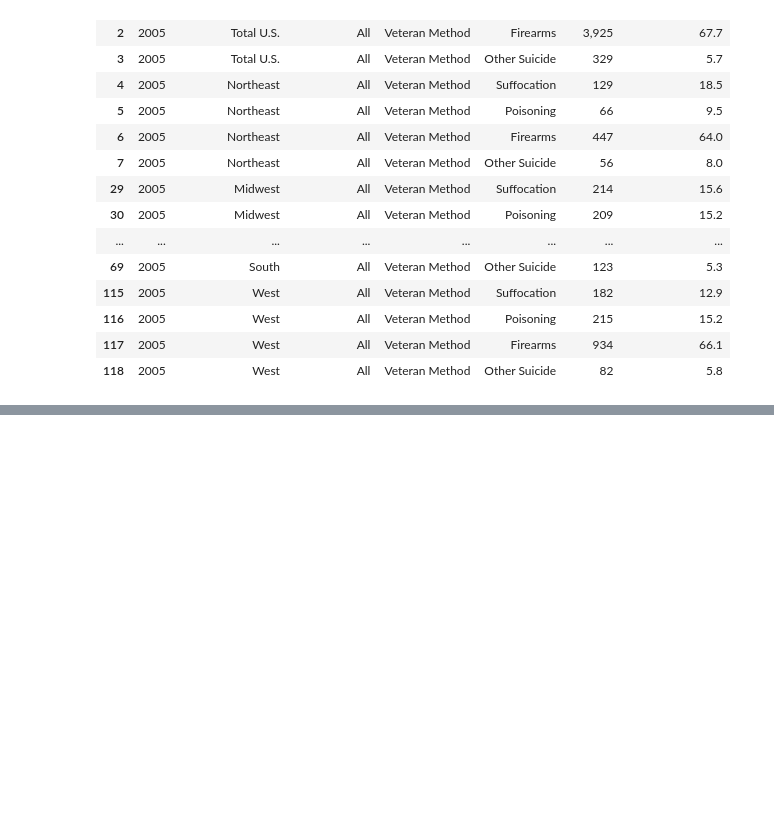
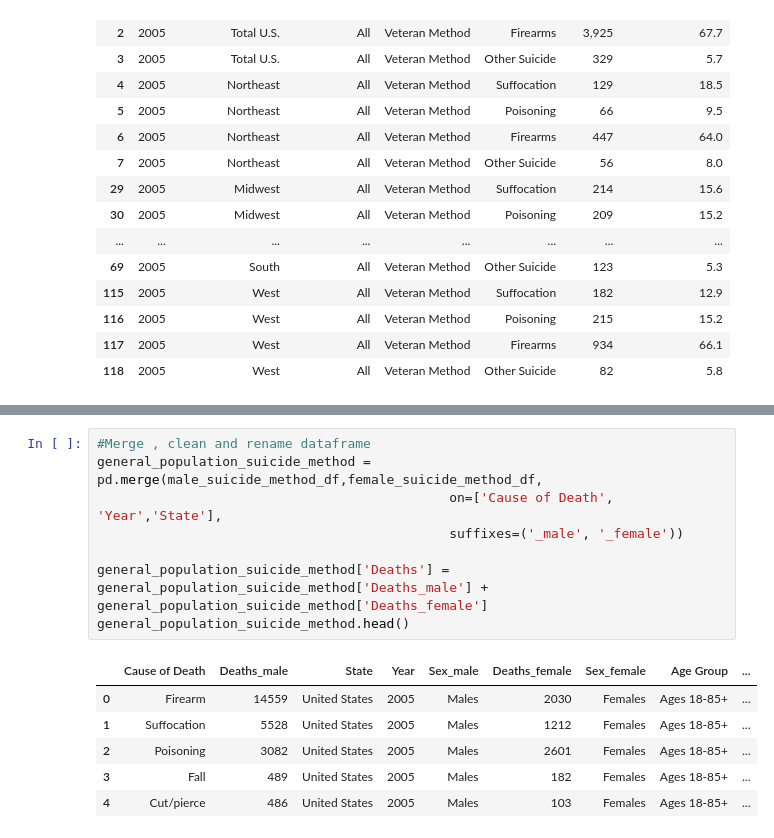
Before and after one commit to jetchechury/Project_1_SuicideAnalysis, a Jupyter notebook: JN_Project1.ipynb, the cells around one changed output, grey strips where cells are left out. Drawn from its saved outputs; the diff is of its cells as text; blank space fills up the shorter version.

```diff
--- a/JN_Project1.ipynb
+++ b/JN_Project1.ipynb
@@ -97,0 +126,15 @@ vet_method_df2.head(20)
+# %%
+#Merge , clean and rename dataframe
+general_population_suicide_method = pd.merge(male_suicide_method_df,female_suicide_method_df,
+                                             on=['Cause of Death', 'Year','State'],
+                                             suffixes=('_male', '_female'))
+
+general_population_suicide_method['Deaths'] = general_population_suicide_method['Deaths_male'] + general_population_suicide_method['Deaths_female']
+general_population_suicide_method.head()
+# %% [output]
+|  | Cause of Death | Deaths_male | State | Year | Sex_male | Deaths_female | Sex_female | Age Group | ... |
+| 0 | Firearm | 14559 | United States | 2005 | Males | 2030 | Females | Ages 18-85+ | ... |
+| 1 | Suffocation | 5528 | United States | 2005 | Males | 1212 | Females | Ages 18-85+ | ... |
+| 2 | Poisoning | 3082 | United States | 2005 | Males | 2601 | Females | Ages 18-85+ | ... |
+| 3 | Fall | 489 | United States | 2005 | Males | 182 | Females | Ages 18-85+ | ... |
+| 4 | Cut/pierce | 486 | United States | 2005 | Males | 103 | Females | Ages 18-85+ | ... |
```
Also changed, not shown: parts of 6 cells of this notebook, 1 other file.
